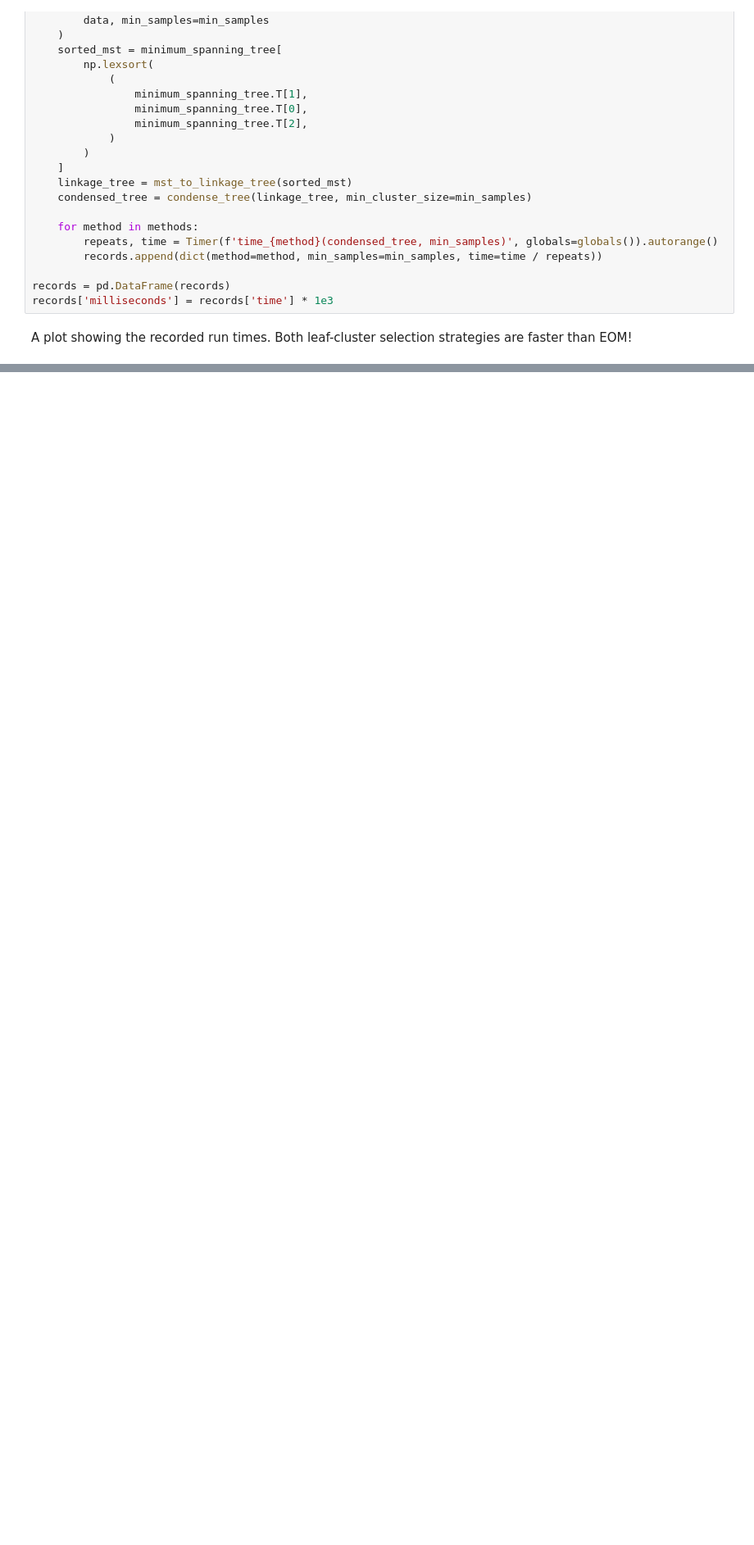
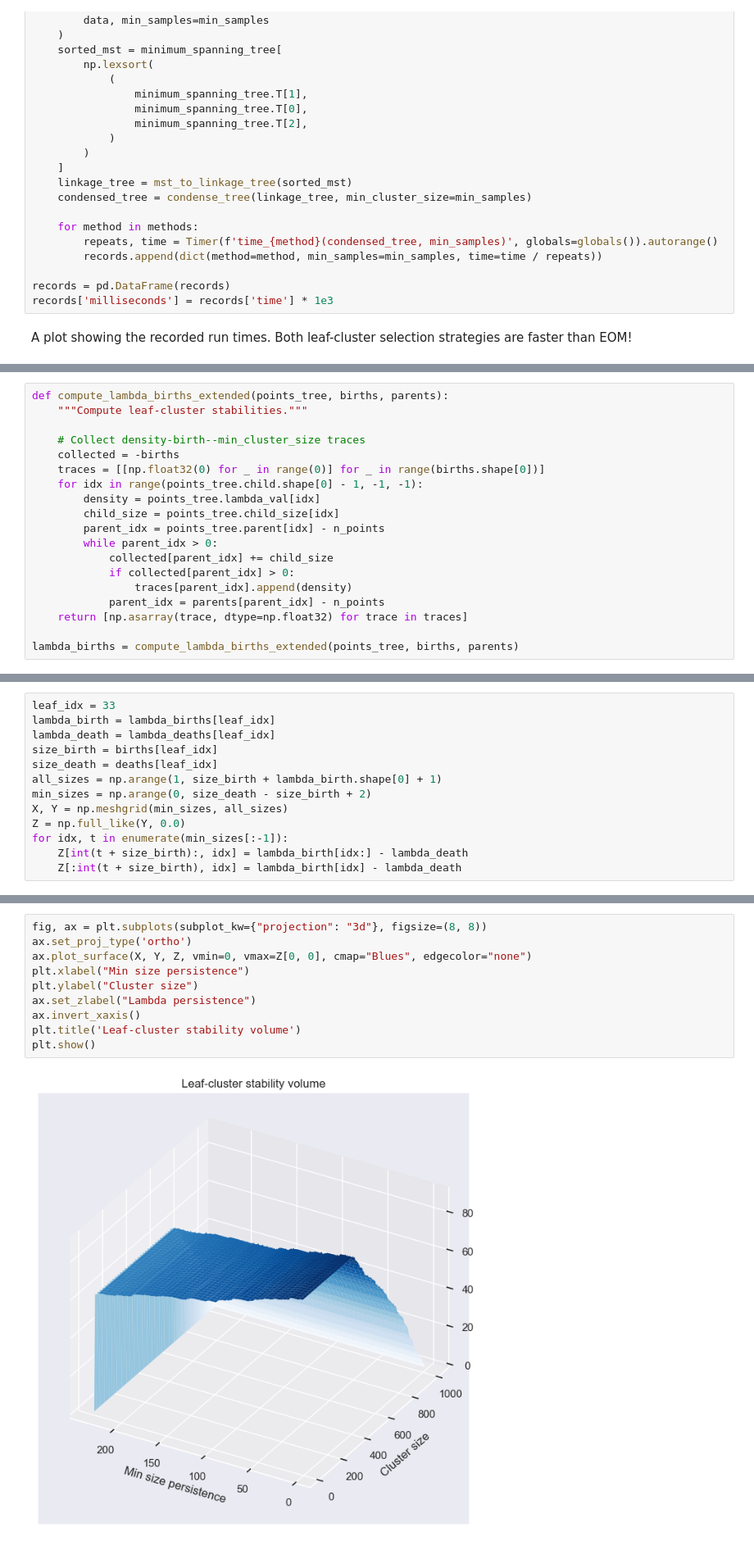
Before and after one commit to JelmerBot/fast_hdbscan, a Jupyter notebook: doc/layer_clustering.ipynb, the cells around one changed output, grey strips where cells are left out. Shown at 82% size. Drawn from its saved outputs; the diff is of its cells as text; blank space fills up the shorter version.

Commit message:
visualize persistence & stability

```diff
--- a/doc/layer_clustering.ipynb
+++ b/doc/layer_clustering.ipynb
@@ -958,0 +978,19 @@ plt.show()
+# %%
+def compute_lambda_births_extended(points_tree, births, parents):
+    """Compute leaf-cluster stabilities."""
+
+    # Collect density-birth--min_cluster_size traces
+    collected = -births
+    traces = [[np.float32(0) for _ in range(0)] for _ in range(births.shape[0])]
+    for idx in range(points_tree.child.shape[0] - 1, -1, -1):
+        density = points_tree.lambda_val[idx]
+        child_size = points_tree.child_size[idx]
+        parent_idx = points_tree.parent[idx] - n_points
+        while parent_idx > 0:
+            collected[parent_idx] += child_size
+            if collected[parent_idx] > 0:
+                traces[parent_idx].append(density)
+            parent_idx = parents[parent_idx] - n_points
+    return [np.asarray(trace, dtype=np.float32) for trace in traces]
+
+lambda_births = compute_lambda_births_extended(points_tree, births, parents)
@@ -958,0 +999,13 @@ plt.show()
+# %%
+leaf_idx = 33
+lambda_birth = lambda_births[leaf_idx]
+lambda_death = lambda_deaths[leaf_idx]
+size_birth = births[leaf_idx]
+size_death = deaths[leaf_idx]
+all_sizes = np.arange(1, size_birth + lambda_birth.shape[0] + 1)
+min_sizes = np.arange(0, size_death - size_birth + 2)
+X, Y = np.meshgrid(min_sizes, all_sizes)
+Z = np.full_like(Y, 0.0)
+for idx, t in enumerate(min_sizes[:-1]):
+    Z[int(t + size_birth):, idx] = lambda_birth[idx:] - lambda_death
+    Z[:int(t + size_birth), idx] = lambda_birth[idx] - lambda_death
@@ -958,0 +1014,12 @@ plt.show()
+# %%
+fig, ax = plt.subplots(subplot_kw={"projection": "3d"}, figsize=(8, 8))
+ax.set_proj_type('ortho')
+ax.plot_surface(X, Y, Z, vmin=0, vmax=Z[0, 0], cmap="Blues", edgecolor="none")
+plt.xlabel("Min size persistence")
+plt.ylabel("Cluster size")
+ax.set_zlabel("Lambda persistence")
+ax.invert_xaxis()
+plt.title('Leaf-cluster stability volume')
+plt.show()
+# %% [output]
+[figure, added]
```
Also changed, not shown: parts of 14 cells of this notebook.
